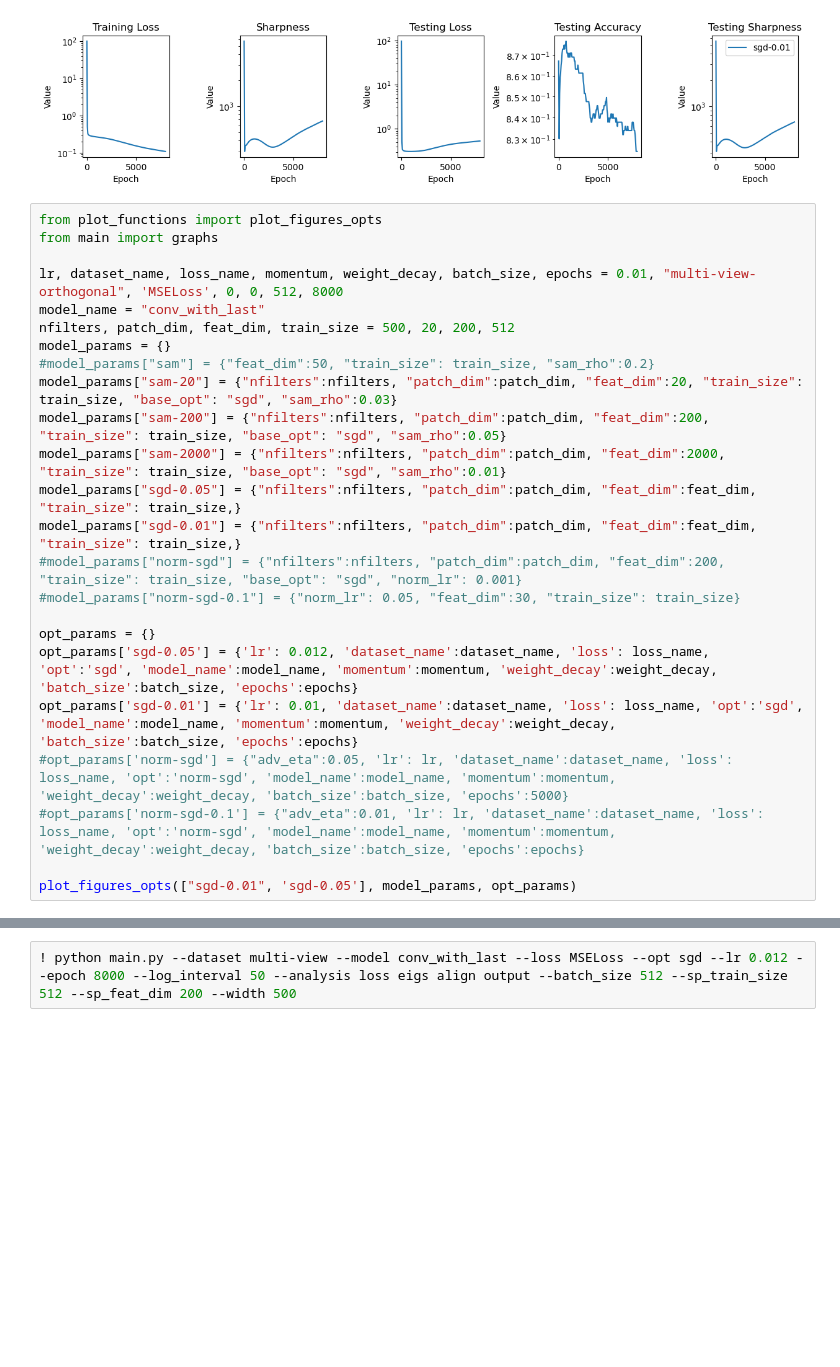
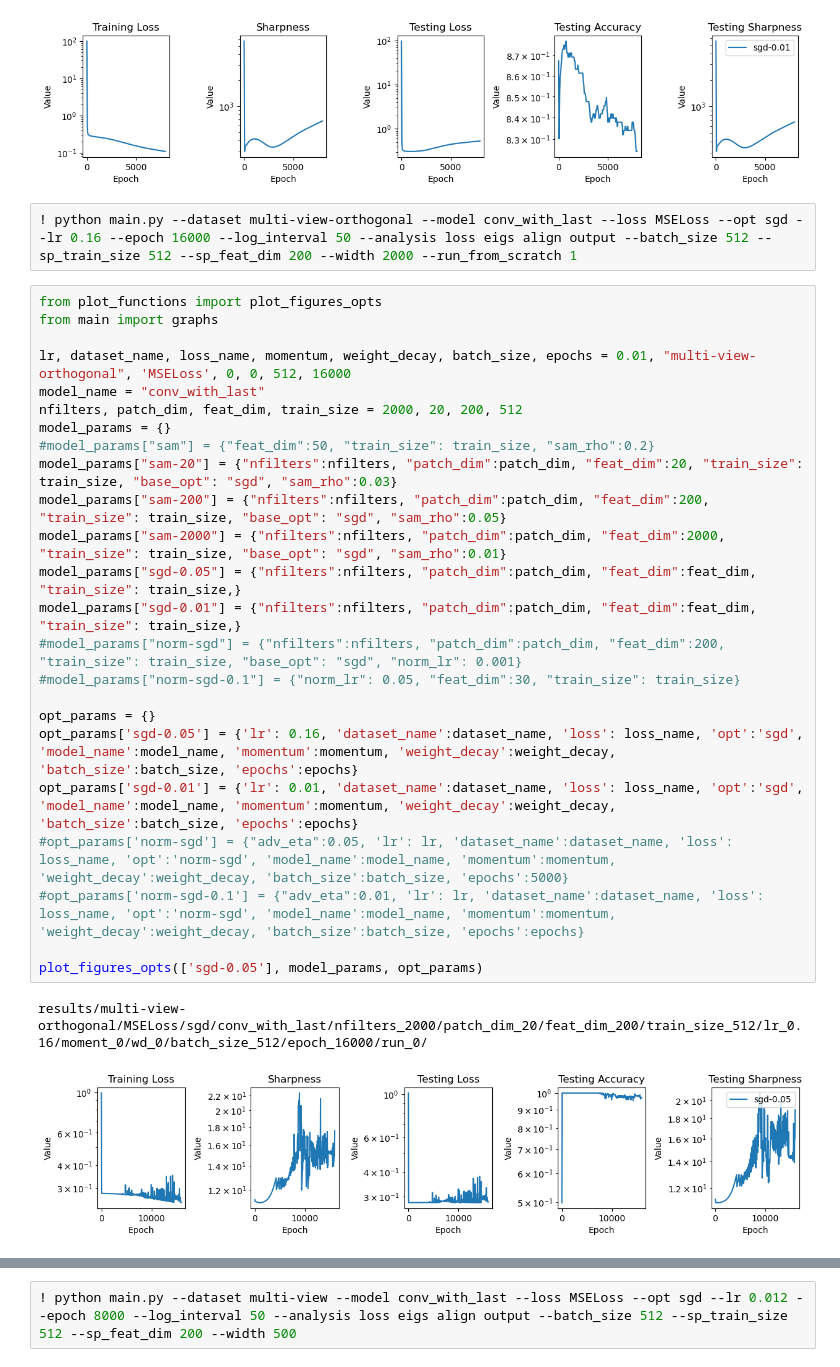
Before and after one commit to lucmonl/mlopt, a Jupyter notebook: notebook/edge_of_stability.ipynb, the cells around one changed output, grey strips where cells are left out. Saved outputs shown, nothing was run; the diff lists cells and outputs as text; blank space fills up the shorter version.

```diff
--- a/notebook/edge_of_stability.ipynb
+++ b/notebook/edge_of_stability.ipynb
@@ -254,27 +254,32 @@ plot_figures_opts(['sgd-0.01'], model_params, opt_params)
 # %% [output]
 results/multi-view/MSELoss/sgd/conv_with_last/nfilters_1/patch_dim_20/feat_dim_200/train_size_512/lr_0.0008/moment_0/wd_0/batch_size_512/epoch_8000/run_0/
 [figure]
+# %%
+! python main.py --dataset multi-view-orthogonal --model conv_with_last --loss MSELoss --opt sgd --lr 0.16 --epoch 16000 --log_interval 50 --analysis loss eigs align output --batch_size 512 --sp_train_size 512 --sp_feat_dim 200 --width 2000 --run_from_scratch 1
 # %%
 from plot_functions import plot_figures_opts
 from main import graphs
 
-lr, dataset_name, loss_name, momentum, weight_decay, batch_size, epochs = 0.01, "multi-view-orthogonal", 'MSELoss', 0, 0, 512, 8000
+lr, dataset_name, loss_name, momentum, weight_decay, batch_size, epochs = 0.01, "multi-view-orthogonal", 'MSELoss', 0, 0, 512, 16000
 model_name = "conv_with_last"
-nfilters, patch_dim, feat_dim, train_size = 500, 20, 200, 512
+nfilters, patch_dim, feat_dim, train_size = 2000, 20, 200, 512
 model_params = {}
 #model_params["sam"] = {"feat_dim":50, "train_size": train_size, "sam_rho":0.2}
 model_params["sam-20"] = {"nfilters":nfilters, "patch_dim":patch_dim, "feat_dim":20, "train_size": train_size, "base_opt": "sgd", "sam_rho":0.03}
 model_params["sam-200"] = {"nfilters":nfilters, "patch_dim":patch_dim, "feat_dim":200, "train_size": train_size, "base_opt": "sgd", "sam_rho":0.05}
 model_params["sam-2000"] = {"nfilters":nfilters, "patch_dim":patch_dim, "feat_dim":2000, "train_size": train_size, "base_opt": "sgd", "sam_rho":0.01}
 model_params["sgd-0.05"] = {"nfilters":nfilters, "patch_dim":patch_dim, "feat_dim":feat_dim, "train_size": train_size,}
 model_params["sgd-0.01"] = {"nfilters":nfilters, "patch_dim":patch_dim, "feat_dim":feat_dim, "train_size": train_size,}
 #model_params["norm-sgd"] = {"nfilters":nfilters, "patch_dim":patch_dim, "feat_dim":200, "train_size": train_size, "base_opt": "sgd", "norm_lr": 0.001}
 #model_params["norm-sgd-0.1"] = {"norm_lr": 0.05, "feat_dim":30, "train_size": train_size}
 
 opt_params = {}
-opt_params['sgd-0.05'] = {'lr': 0.012, 'dataset_name':dataset_name, 'loss': loss_name, 'opt':'sgd', 'model_name':model_name, 'momentum':momentum, 'weight_decay':weight_decay, 'batch_size':batch_size, 'epochs':epochs}
+opt_params['sgd-0.05'] = {'lr': 0.16, 'dataset_name':dataset_name, 'loss': loss_name, 'opt':'sgd', 'model_name':model_name, 'momentum':momentum, 'weight_decay':weight_decay, 'batch_size':batch_size, 'epochs':epochs}
 opt_params['sgd-0.01'] = {'lr': 0.01, 'dataset_name':dataset_name, 'loss': loss_name, 'opt':'sgd', 'model_name':model_name, 'momentum':momentum, 'weight_decay':weight_decay, 'batch_size':batch_size, 'epochs':epochs}
 #opt_params['norm-sgd'] = {"adv_eta":0.05, 'lr': lr, 'dataset_name':dataset_name, 'loss': loss_name, 'opt':'norm-sgd', 'model_name':model_name, 'momentum':momentum, 'weight_decay':weight_decay, 'batch_size':batch_size, 'epochs':5000}
 #opt_params['norm-sgd-0.1'] = {"adv_eta":0.01, 'lr': lr, 'dataset_name':dataset_name, 'loss': loss_name, 'opt':'norm-sgd', 'model_name':model_name, 'momentum':momentum, 'weight_decay':weight_decay, 'batch_size':batch_size, 'epochs':epochs}
 
-plot_figures_opts(["sgd-0.01", 'sgd-0.05'], model_params, opt_params)
+plot_figures_opts(['sgd-0.05'], model_params, opt_params)
+# %% [output]
+results/multi-view-orthogonal/MSELoss/sgd/conv_with_last/nfilters_2000/patch_dim_20/feat_dim_200/train_size_512/lr_0.16/moment_0/wd_0/batch_size_512/epoch_16000/run_0/
+[figure, added]
```
Also changed, not shown: parts of 13 cells of this notebook, 4 other files.
